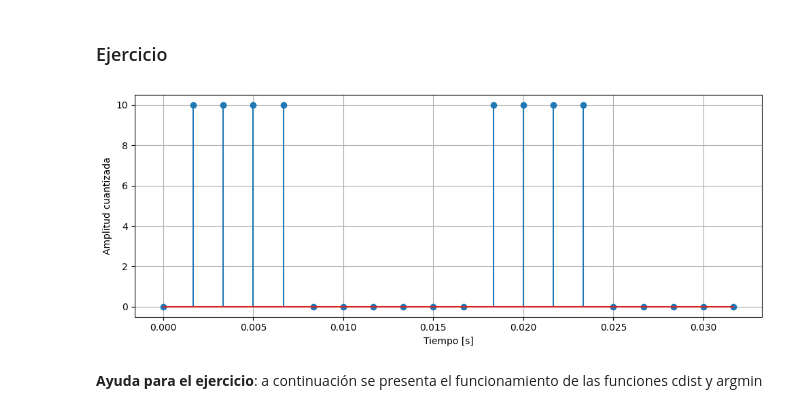
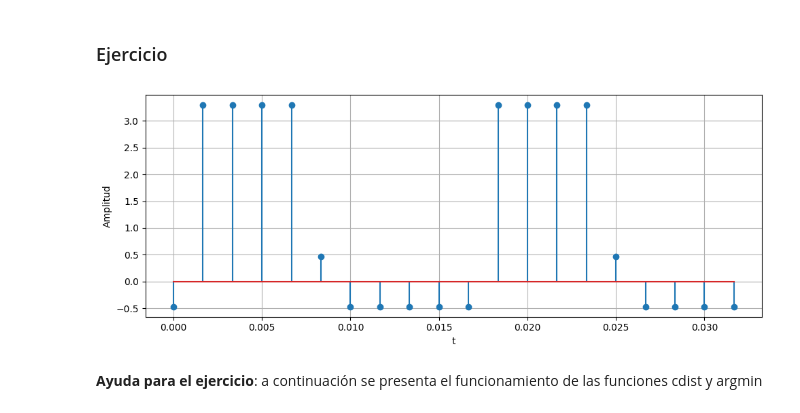
Before and after one commit to juramirezmon/Senales_y_sistemas, a Jupyter notebook: Copia_de_1_cuaderno1.ipynb, the cells around one changed output. Drawn from its saved outputs; the diff is of its cells as text; code cells hidden in the pictures.

```diff
--- a/Copia_de_1_cuaderno1.ipynb
+++ b/Copia_de_1_cuaderno1.ipynb
@@ -385,38 +385,38 @@ import numpy as np
 import matplotlib.pyplot as plt
 from scipy.spatial.distance import cdist
 
 # Señal original
 Fo = 60                  # Frecuencia de la señal (Hz)
 To = 1 / Fo              # Periodo
 A = 120                  # Amplitud
 Fs = 10 * Fo             # Frecuencia de muestreo (cumple Nyquist)
 Ts = 1 / Fs              # Periodo de muestreo
 tv = np.arange(0, 2*To, Ts)  # Tiempo para dos periodos
 y = A * np.sin(2 * np.pi * Fo * tv)  # Señal senoidal
 
 # "Cero y pendiente" (acondicionamiento entre 0 y 10)
 ycs = np.clip(y, 0, 10)
 
 # Cuantización a 3 bits
 nbits = 3
-rmin = 0
-rmax = 10
+rmin = -3.3
+rmax = 3.3
 ve = np.linspace(rmin, rmax, 2**nbits)  # 8 niveles
 
 # Cálculo de distancias y cuantización
 d = cdist(ycs.reshape(-1, 1), ve.reshape(-1, 1))
 yq = ve[np.argmin(d, axis=1)]  # Señal cuantizada
 
 # Gráfico stem
 plt.figure(figsize=(10, 4))
 plt.stem(tv, yq)
-plt.xlabel('Tiempo [s]')
-plt.ylabel('Amplitud cuantizada')
+plt.xlabel('t')
+plt.ylabel('Amplitud')
 plt.grid(True)
 plt.tight_layout()
 plt.show()
 # %% [output]
-[figure, old version]
+[figure, new version]
 # %% [markdown]
 **Ayuda para el ejercicio**: a continuación se presenta el funcionamiento de las funciones cdist y argmin
 # %%
```
